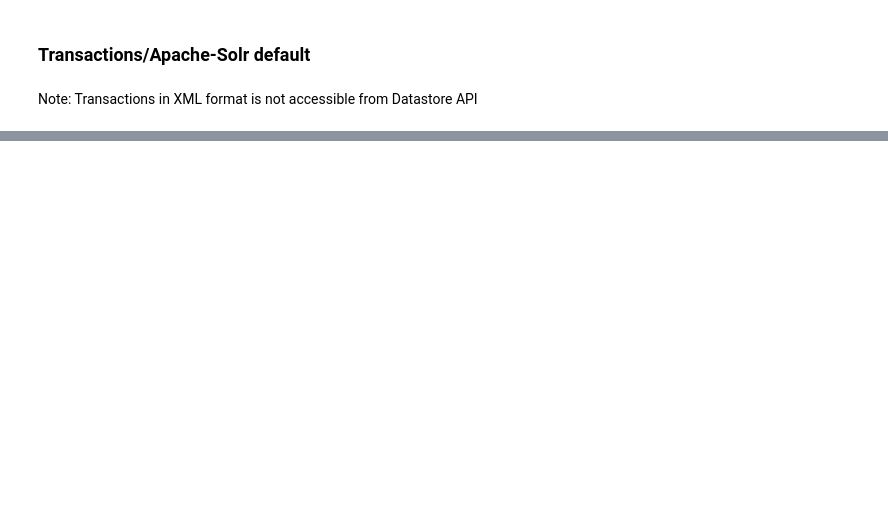
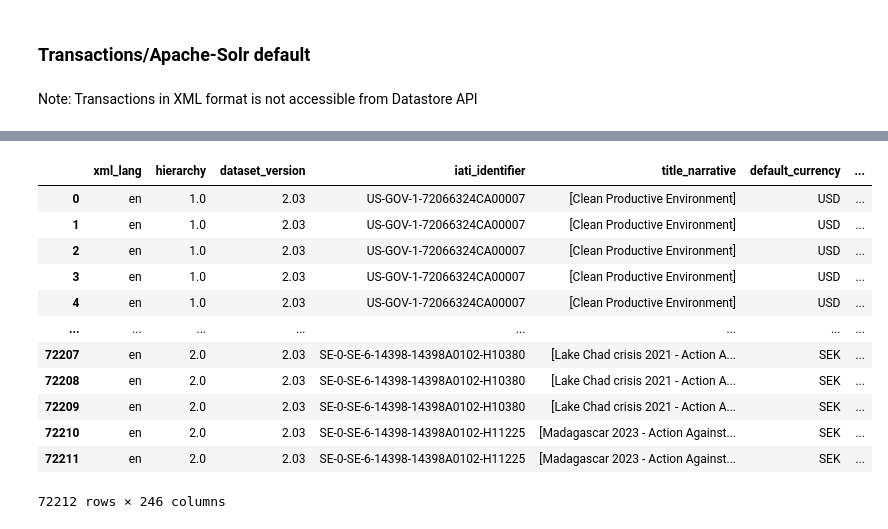
Before and after one commit to leilafarsani/iati-datastore-apache-sorl, a Jupyter notebook: gafs_iati.ipynb, the cells around one changed output, grey strips where cells are left out. Drawn from its saved outputs; the diff is of its cells as text; code cells hidden in the pictures; blank space fills up the shorter version.

```diff
--- a/gafs_iati.ipynb
+++ b/gafs_iati.ipynb
@@ -574,0 +356,19 @@ print(f"Shape of DataFrame: {df_transactions.shape}")
+# %%
+df_transactions = df_transactions.drop_duplicates(subset='iati_identifier')
+print(f"Total unique transactions: {len(df_transactions)}")
+# %%
+df_transactions
+# %% [output]
+|  | xml_lang | hierarchy | dataset_version | iati_identifier | title_narrative | default_currency | ... |
+| 0 | en | 1.0 | 2.03 | US-GOV-1-72066324CA00007 | [Clean Productive Environment] | USD | ... |
+| 1 | en | 1.0 | 2.03 | US-GOV-1-72066324CA00007 | [Clean Productive Environment] | USD | ... |
+| 2 | en | 1.0 | 2.03 | US-GOV-1-72066324CA00007 | [Clean Productive Environment] | USD | ... |
+| 3 | en | 1.0 | 2.03 | US-GOV-1-72066324CA00007 | [Clean Productive Environment] | USD | ... |
+| 4 | en | 1.0 | 2.03 | US-GOV-1-72066324CA00007 | [Clean Productive Environment] | USD | ... |
+| ... | ... | ... | ... | ... | ... | ... | ... |
+| 72207 | en | 2.0 | 2.03 | SE-0-SE-6-14398-14398A0102-H10380 | [Lake Chad crisis 2021 - Action A... | SEK | ... |
+| 72208 | en | 2.0 | 2.03 | SE-0-SE-6-14398-14398A0102-H10380 | [Lake Chad crisis 2021 - Action A... | SEK | ... |
+| 72209 | en | 2.0 | 2.03 | SE-0-SE-6-14398-14398A0102-H10380 | [Lake Chad crisis 2021 - Action A... | SEK | ... |
+| 72210 | en | 2.0 | 2.03 | SE-0-SE-6-14398-14398A0102-H11225 | [Madagascar 2023 - Action Against... | SEK | ... |
+| 72211 | en | 2.0 | 2.03 | SE-0-SE-6-14398-14398A0102-H11225 | [Madagascar 2023 - Action Against... | SEK | ... |
+72212 rows × 246 columns
```
Also changed, not shown: parts of 10 cells of this notebook.
